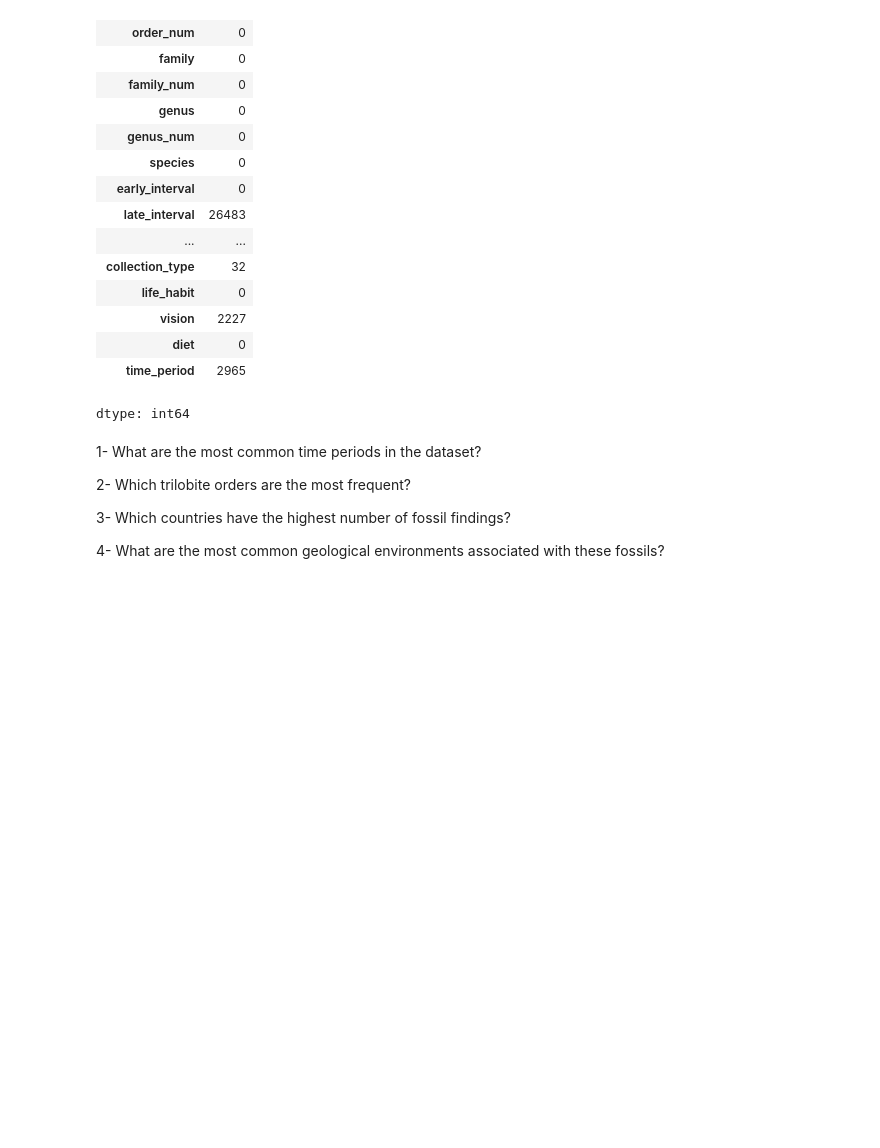
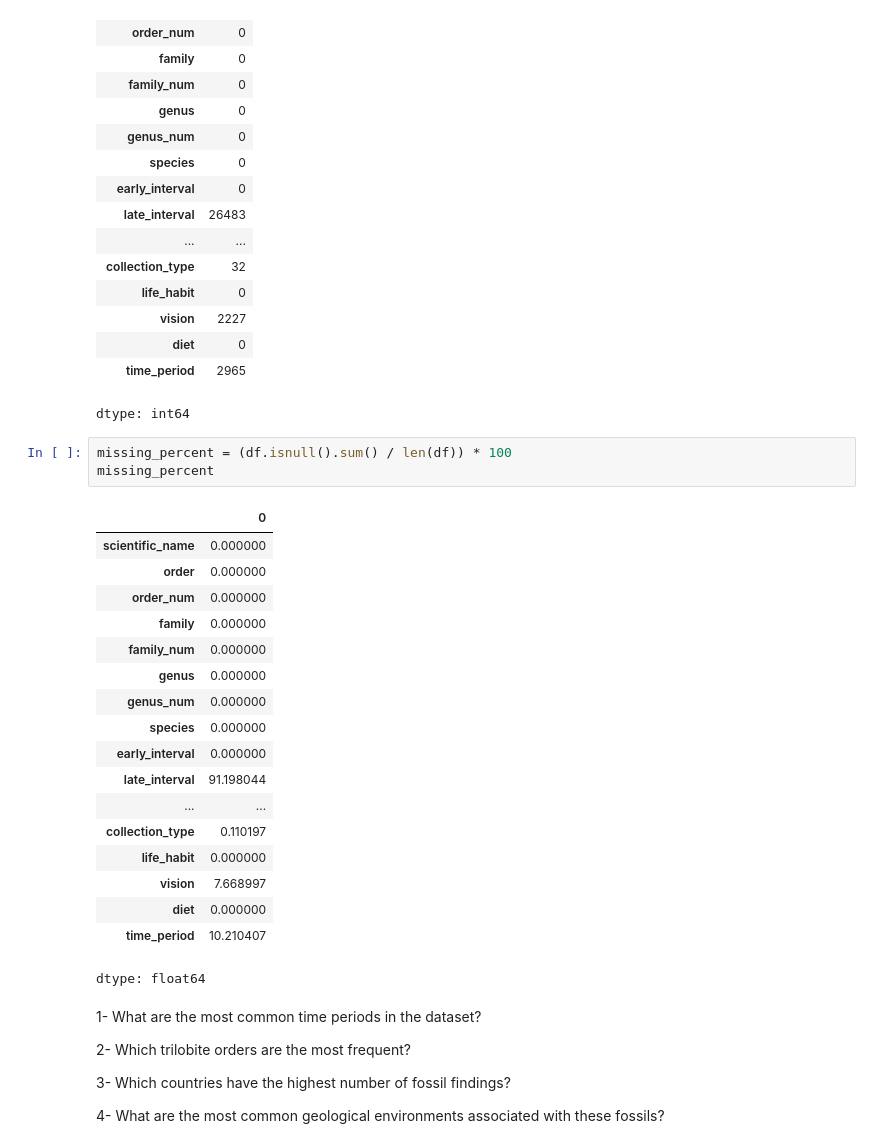
Before and after one commit to FO7S/Machine-learning-project, a Jupyter notebook: Predict_the_Age_of_a_Trilobite_Fossil.ipynb, the cells around one changed output. Cells and saved outputs as stored; diff of their text form; blank space fills up the shorter version.

```diff
--- a/Predict_the_Age_of_a_Trilobite_Fossil.ipynb
+++ b/Predict_the_Age_of_a_Trilobite_Fossil.ipynb
@@ -120,6 +121,28 @@ df.isnull().sum()
 | diet | 0 |
 | time_period | 2965 |
 dtype: int64
+# %%
+missing_percent = (df.isnull().sum() / len(df)) * 100
+missing_percent
+# %% [output]
+|  | 0 |
+| scientific_name | 0.000000 |
+| order | 0.000000 |
+| order_num | 0.000000 |
+| family | 0.000000 |
+| family_num | 0.000000 |
+| genus | 0.000000 |
+| genus_num | 0.000000 |
+| species | 0.000000 |
+| early_interval | 0.000000 |
+| late_interval | 91.198044 |
+| ... | ... |
+| collection_type | 0.110197 |
+| life_habit | 0.000000 |
+| vision | 7.668997 |
+| diet | 0.000000 |
+| time_period | 10.210407 |
+dtype: float64
 # %% [markdown]
 1- What are the most common time periods in the dataset?
 
```
Also changed, not shown: parts of 17 cells of this notebook.
